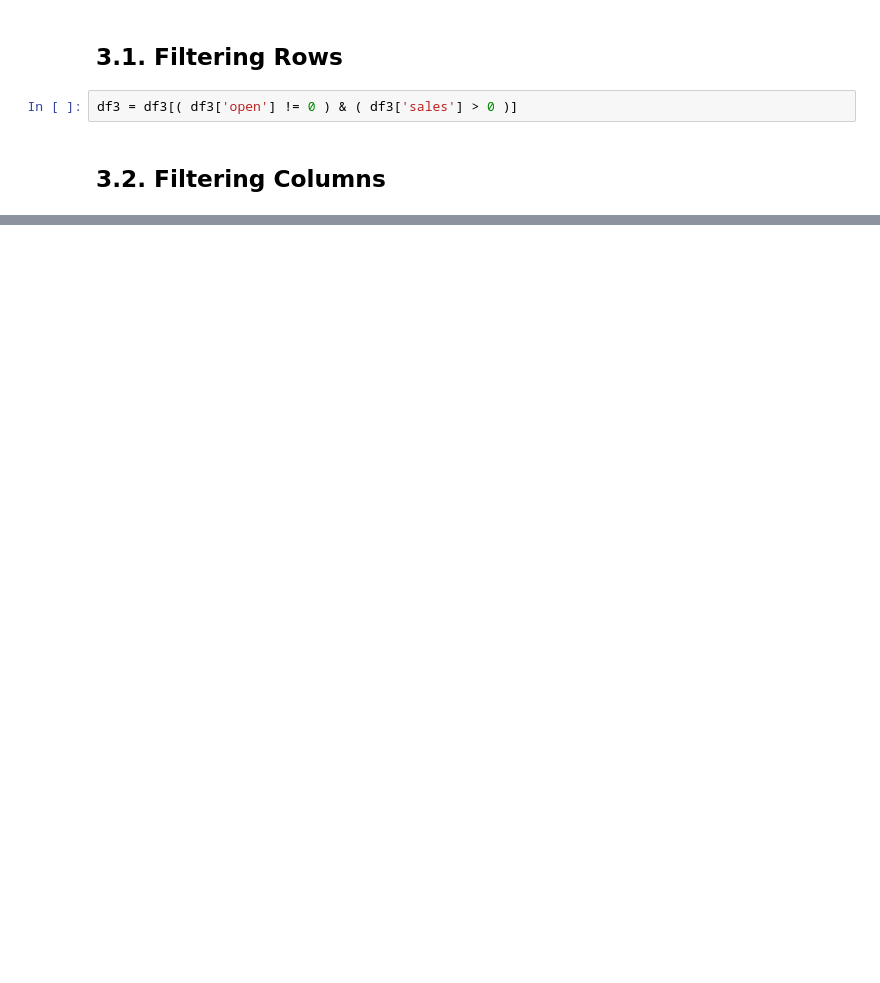
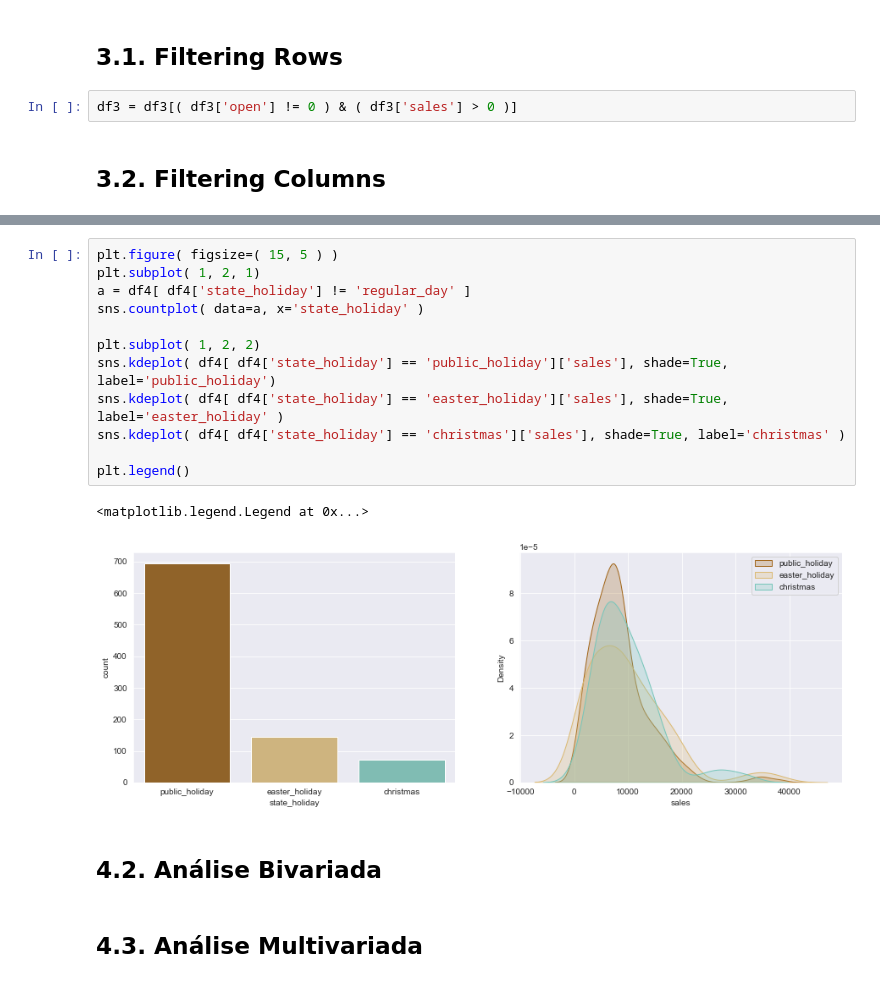
Before and after one commit to Marcoslsl/DataScienceProduction, a Jupyter notebook: m03_store_sales_prediction.ipynb, the cells around one changed output, grey strips where cells are left out. Saved outputs shown, nothing was run; the diff lists cells and outputs as text; blank space fills up the shorter version.

```diff
--- a/m03_store_sales_prediction.ipynb
+++ b/m03_store_sales_prediction.ipynb
@@ -442,0 +518,19 @@ df3.columns
+# %%
+plt.figure( figsize=( 15, 5 ) )
+plt.subplot( 1, 2, 1)
+a = df4[ df4['state_holiday'] != 'regular_day' ]
+sns.countplot( data=a, x='state_holiday' )
+
+plt.subplot( 1, 2, 2)
+sns.kdeplot( df4[ df4['state_holiday'] == 'public_holiday']['sales'], shade=True, label='public_holiday')
+sns.kdeplot( df4[ df4['state_holiday'] == 'easter_holiday']['sales'], shade=True, label='easter_holiday' )
+sns.kdeplot( df4[ df4['state_holiday'] == 'christmas']['sales'], shade=True, label='christmas' )
+
+plt.legend()
+# %% [output]
+<matplotlib.legend.Legend at 0x...>
+[figure, added]
+# %% [markdown]
+## 4.2. Análise Bivariada
+# %% [markdown]
+## 4.3. Análise Multivariada
```
Also changed, not shown: parts of 18 cells of this notebook.
